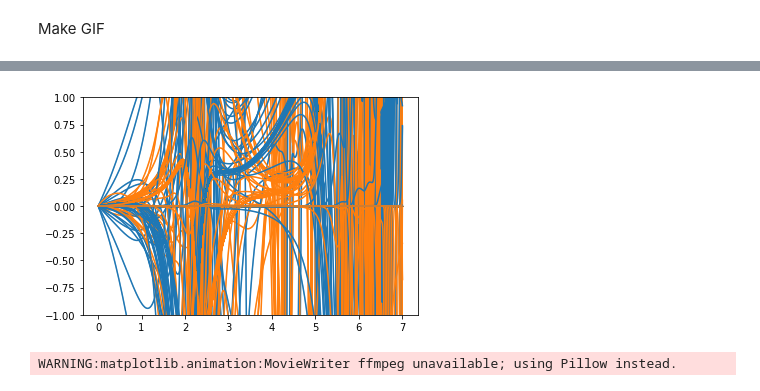
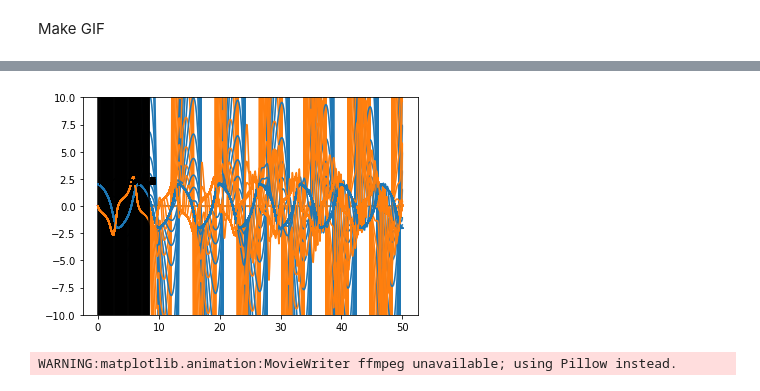
Before and after one commit to nathanaelbosch/parallel-in-time-ode-filters, a Jupyter notebook: notebooks/2022-05-11-ResidualGIF.ipynb, the cells around one changed output, grey strips where cells are left out. Cells and saved outputs as stored; diff of their text form; code cells hidden in the pictures.

```diff
--- a/notebooks/2022-05-11-ResidualGIF.ipynb
+++ b/notebooks/2022-05-11-ResidualGIF.ipynb
@@ -28,9 +28,10 @@ dt = 1e-2
 # %% [markdown]
 First define the IVP and compute a reference solution with diffrax
 # %%
-ivp = lotkavolterra()
+# ivp = lotkavolterra()
+ivp = tornadox.ivp.vanderpol_julia(stiffness_constant=1e0, tmax=50)
 #ylims = (-1, 9)
-ylims = (-1, 1)
+# ylims = (-1, 1)
 
 ts_true, ys_true, sol_true = solve_diffrax(ivp, rtol=1e-10, atol=1e-10)
 plt.plot(ts_true, ys_true)
@@ -51,7 +52,7 @@ x0 = get_x0(ivp, order)
 # define the time grid
 ts = jnp.arange(0, ivp.tmax + dt, dt)
 # make a constant initial trajectory from y0
-traj = get_constant_initial_trajectory(ivp.y0, order, len(ts))
+traj = get_initial_trajectory(ivp.y0, ivp.f, order, len(ts))
 traj = jnp.repeat(x0.mean.reshape(1, -1), traj.shape[0], axis=0)
 
 # make the continuous transition and observation models
@@ -64,6 +65,6 @@ lom = jax.jit(linearize_observation_model, static_argnums=0)
 dom = lom(om, traj[1:])
 # %%
 %%time
-fs = jax.jit(filtsmooth)
-#fs = filtsmooth
+#fs = jax.jit(filtsmooth)
+fs = filtsmooth
 # %% [output]
@@ -72,6 +73,6 @@ Wall time: 167 µs
 # %%
 %%time
-out = fs(x0, dtm, dom)
+out, _, _ = fs(x0, dtm, dom)
 ys = jnp.dot(E0, out.mean.T).T
 #plt.plot(ts, ys, marker=".")
 plt.plot(ts, (jax.vmap(sol_true.evaluate)(ts) - ys), marker=".")
@@ -122,29 +133,29 @@ _plot_e(out)
 # %%
 from celluloid import Camera
 fig = plt.figure()
 camera = Camera(fig)
 
 dom = lom(om, traj[1:])
-out = fs(x0, dtm, dom)
-_plot_e(out)
-#plt.ylim(es.min(), es.max())
-plt.ylim(-1, 1)
-#plt.ylim(-3e-9, 3e-9)
-#plt.text(0, ylims[1]-0.5, f"Iteration 0")
+out, _, _ = fs(x0, dtm, dom)
+#_plot_i(out)
+#plt.ylim(-1e-13, 1e-13)
+_plot(out)
+plt.ylim(-10, 10)
 camera.snap()
 
-for i in trange(1, 1000):
+for i in trange(1, 100):
     dom = lom(om, out.mean[1:])
-    out = fs(x0, dtm, dom)
-    _plot_e(out)
-    plt.ylim(-1, 1)
-    #plt.ylim(-3e-9, 3e-9)
-    #plt.text(0, ylims[1]-0.5, f"Iteration {i}")
+    out, _, _ = fs(x0, dtm, dom)
+    #_plot_i(out)
+    #plt.ylim(-1e-13, 1e-13); plt.text(0, 5e-14, f"Iteration {i}")
+    _plot(out)
+    plt.ylim(-10, 10); plt.text(0, 2, f"Iteration {i}")
+    plt.vlines([dt*i * jnp.log(len(ts))], ymin=-10, ymax=10, color="black")
     camera.snap()
 
 animation = camera.animate()
 # %% [output]
-[figure, old version]
+[figure, new version]
 # %%
 animation.save('animation.gif')
 # %% [output]
```
Also changed, not shown: parts of 10 cells of this notebook, 5 other files.
